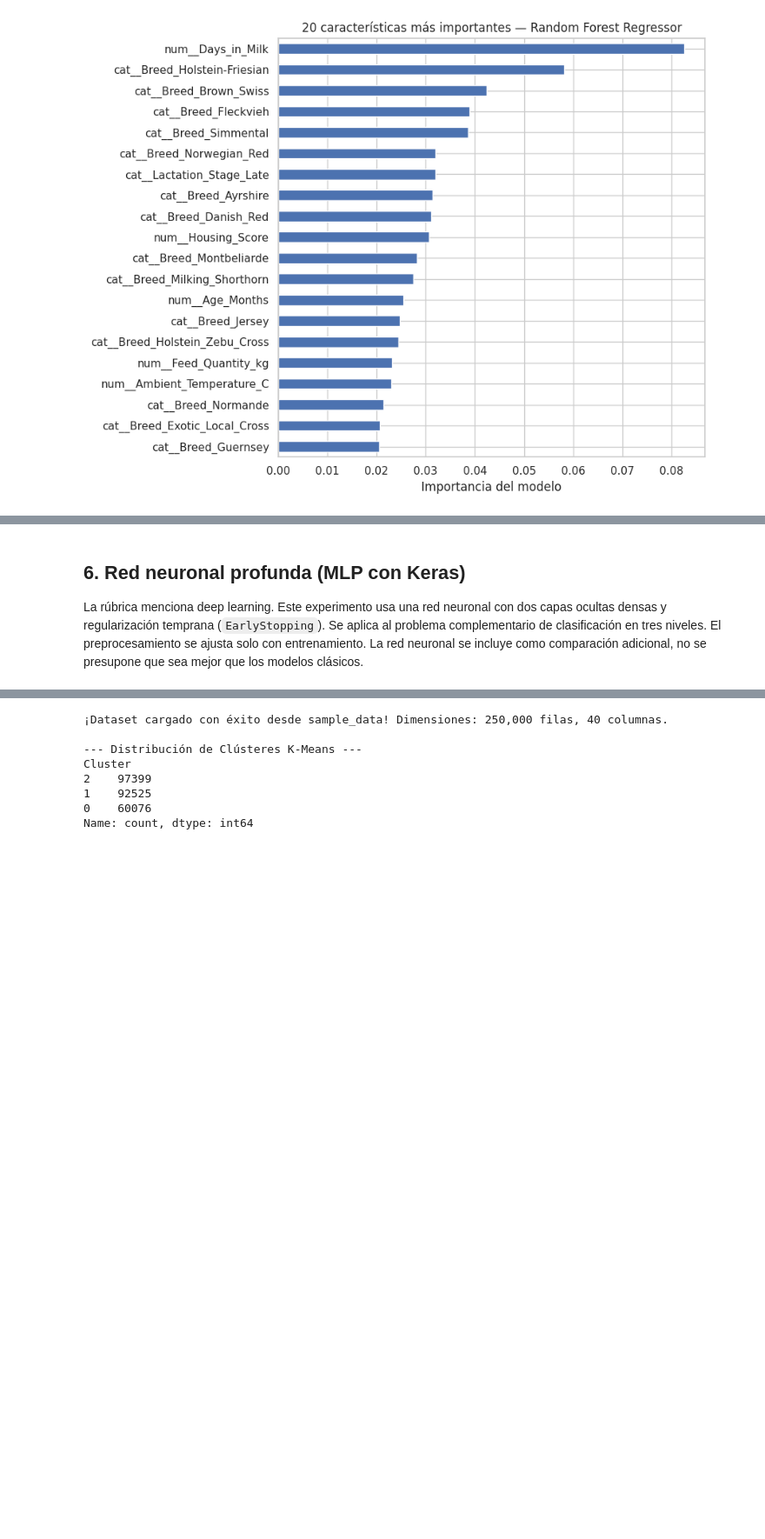
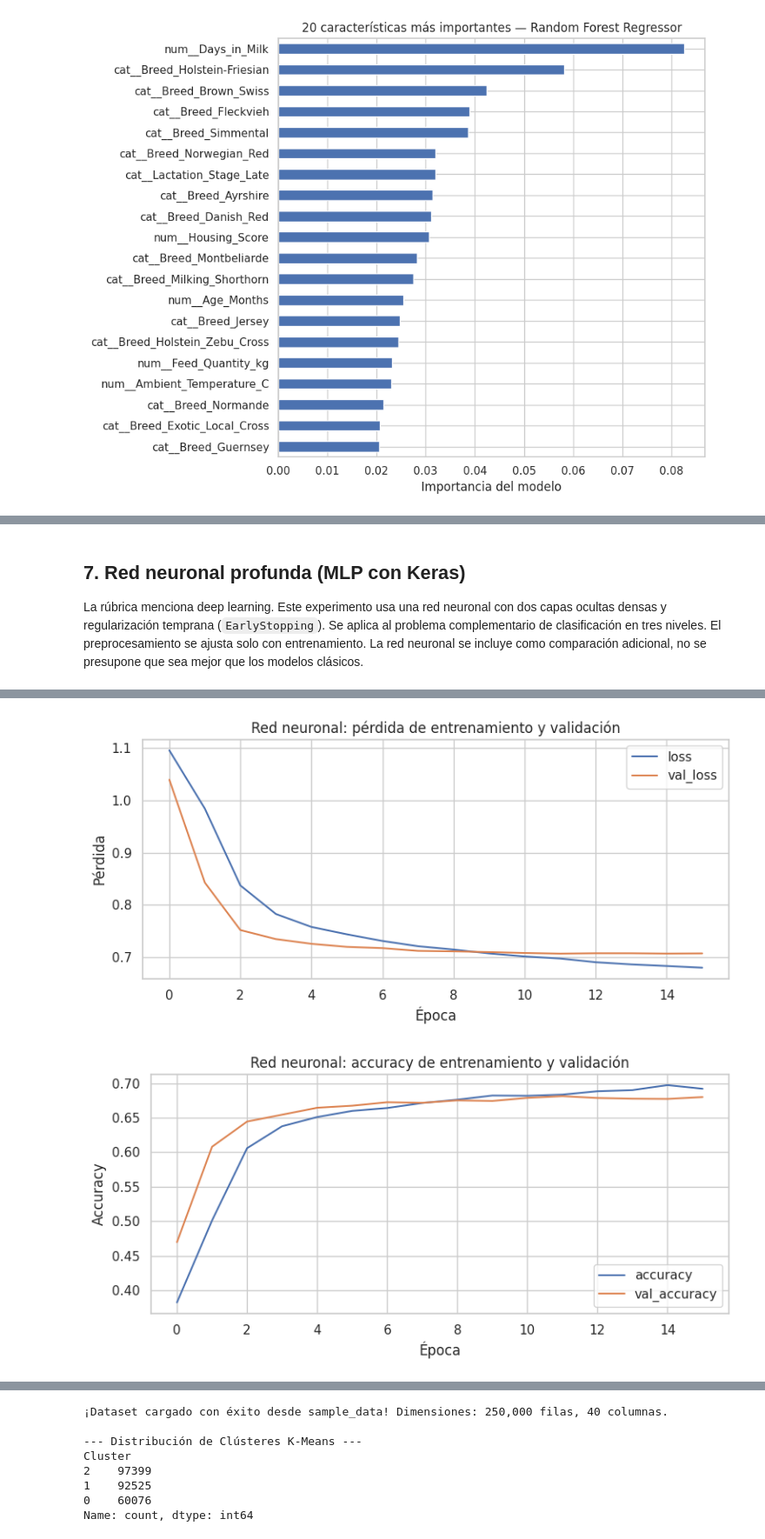
Before and after one commit to ValentinaFajardoBenitez/Prediccion-Produccion-Leche-en-Vacas, a Jupyter notebook: notebooks/Produccion_de_leche.ipynb, the cells around one changed output, grey strips where cells are left out. Shown at 87% size. Cells and saved outputs as stored; diff of their text form; code cells hidden in the pictures; blank space fills up the shorter version.

```diff
--- a/notebooks/Produccion_de_leche.ipynb
+++ b/notebooks/Produccion_de_leche.ipynb
@@ -506,4 +653,4 @@ except Exception as e:
 # %% [markdown]
-## 6. Red neuronal profunda (MLP con Keras)
+## 7. Red neuronal profunda (MLP con Keras)
 
 La rúbrica menciona deep learning. Este experimento usa una red neuronal con dos capas ocultas densas y regularización temprana (`EarlyStopping`). Se aplica al problema complementario de clasificación en tres niveles. El preprocesamiento se ajusta solo con entrenamiento. La red neuronal se incluye como comparación adicional, no se presupone que sea mejor que los modelos clásicos.
@@ -966,0 +657,72 @@ if __name__ == "__main__":
+# %%
+try:
+    import tensorflow as tf
+    from tensorflow import keras
+    from tensorflow.keras import layers
+
+    tf.keras.utils.set_random_seed(SEED)
+
+    # Preparar matrices con el mismo preprocesamiento que usa el pipeline escalado.
+    Xtr_nn = preprocesador_escalado.fit_transform(X_train_cls)
+    Xte_nn = preprocesador_escalado.transform(X_test)
+
+    # Keras trabaja cómodamente con matrices densas en este tamaño de muestra.
+    if hasattr(Xtr_nn, "toarray"):
+        Xtr_nn = Xtr_nn.toarray()
+        Xte_nn = Xte_nn.toarray()
+
+    clases = ["Baja", "Media", "Alta"]
+    mapa_clases = {clase: i for i, clase in enumerate(clases)}
+    ytr_nn = y_train_cls.map(mapa_clases).to_numpy()
+    yte_nn = y_test_cat.map(mapa_clases).to_numpy()
+
+    modelo_nn = keras.Sequential([
+        layers.Input(shape=(Xtr_nn.shape[1],)),
+        layers.Dense(64, activation="relu"),
+        layers.Dropout(0.20),
+        layers.Dense(32, activation="relu"),
+        layers.Dropout(0.10),
+        layers.Dense(3, activation="softmax")
+    ])
+    modelo_nn.compile(
+        optimizer=keras.optimizers.Adam(learning_rate=0.001),
+        loss="sparse_categorical_crossentropy",
+        metrics=["accuracy"]
+    )
+    parada = keras.callbacks.EarlyStopping(
+        monitor="val_loss", patience=4, restore_best_weights=True
+    )
+    historial = modelo_nn.fit(
+        Xtr_nn, ytr_nn,
+        validation_split=0.2,
+        epochs=30,
+        batch_size=256,
+        callbacks=[parada],
+        verbose=1
+    )
+
+    prob_nn = modelo_nn.predict(Xte_nn, verbose=0)
+    pred_nn_idx = prob_nn.argmax(axis=1)
+    pred_nn = np.array(clases)[pred_nn_idx]
+
+    print(classification_report(y_test_cat, pred_nn, labels=clases, zero_division=0))
+    print("Accuracy:", round(accuracy_score(y_test_cat, pred_nn), 4))
+    print("F1 macro:", round(f1_score(y_test_cat, pred_nn, average="macro"), 4))
+
+    pd.DataFrame(historial.history)[["loss", "val_loss"]].plot(figsize=(8, 4))
+    plt.title("Red neuronal: pérdida de entrenamiento y validación")
+    plt.xlabel("Época")
+    plt.ylabel("Pérdida")
+    plt.tight_layout()
+    plt.show()
+
+    pd.DataFrame(historial.history)[["accuracy", "val_accuracy"]].plot(figsize=(8, 4))
+    plt.title("Red neuronal: accuracy de entrenamiento y validación")
+    plt.xlabel("Época")
+    plt.ylabel("Accuracy")
+    plt.tight_layout()
+    plt.show()
+
+except ImportError:
+    print("TensorFlow no está instalado. Ejecuta: !pip install -q tensorflow")
+# %% [output]
@@ -966,0 +746,2 @@ if __name__ == "__main__":
+[figure, added]
+[figure, added]
```
Also changed, not shown: parts of 23 cells of this notebook.
